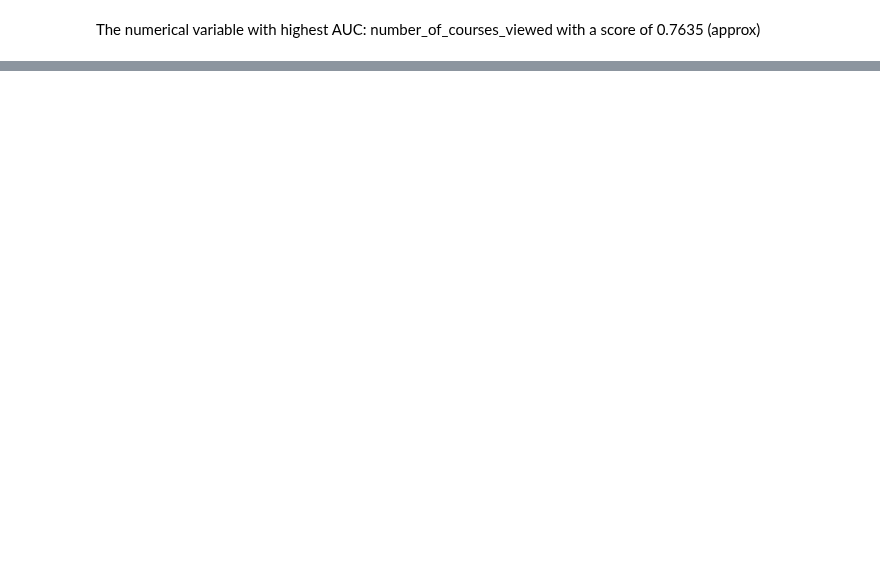
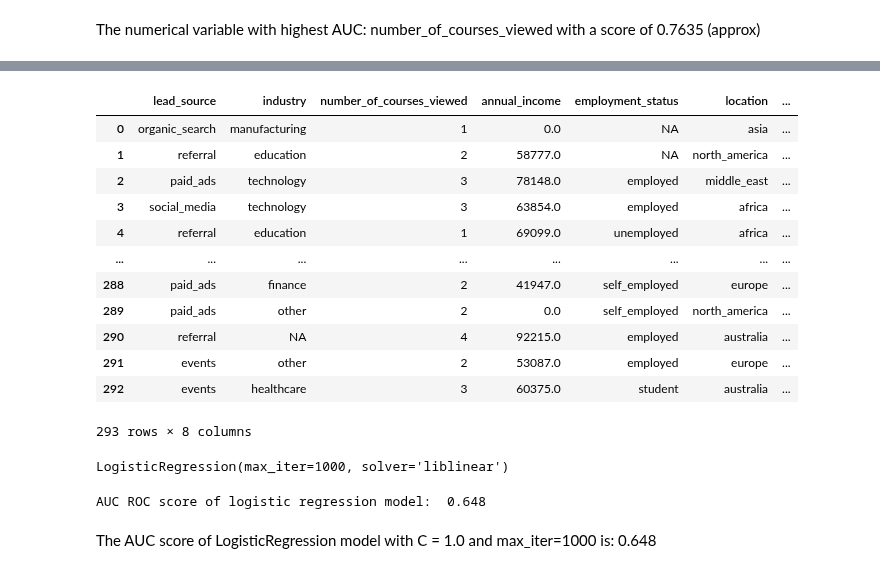
Before and after one commit to srikaldata/ml-zoomcamp-2025, a Jupyter notebook: 04-evaluation/04-evaluation-homework.ipynb, the cells around one changed output, grey strips where cells are left out. Drawn from its saved outputs; the diff is of its cells as text; code cells hidden in the pictures; blank space fills up the shorter version.

Commit message:
evaluation - hw - q2 logistic regression model and roc auc score calculation

```diff
--- a/04-evaluation/04-evaluation-homework.ipynb
+++ b/04-evaluation/04-evaluation-homework.ipynb
@@ -94,0 +209,16 @@ The numerical variable with highest AUC: number_of_courses_viewed with a score o
+# %%
+df_val
+# %% [output]
+|  | lead_source | industry | number_of_courses_viewed | annual_income | employment_status | location | ... |
+| 0 | organic_search | manufacturing | 1 | 0.0 | NA | asia | ... |
+| 1 | referral | education | 2 | 58777.0 | NA | north_america | ... |
+| 2 | paid_ads | technology | 3 | 78148.0 | employed | middle_east | ... |
+| 3 | social_media | technology | 3 | 63854.0 | employed | africa | ... |
+| 4 | referral | education | 1 | 69099.0 | unemployed | africa | ... |
+| ... | ... | ... | ... | ... | ... | ... | ... |
+| 288 | paid_ads | finance | 2 | 41947.0 | self_employed | europe | ... |
+| 289 | paid_ads | other | 2 | 0.0 | self_employed | north_america | ... |
+| 290 | referral | NA | 4 | 92215.0 | employed | australia | ... |
+| 291 | events | other | 2 | 53087.0 | employed | europe | ... |
+| 292 | events | healthcare | 3 | 60375.0 | student | australia | ... |
+293 rows × 8 columns
@@ -94,0 +238,21 @@ The numerical variable with highest AUC: number_of_courses_viewed with a score o
+# %%
+# fitting the data into logreg model
+from sklearn.linear_model import LogisticRegression
+
+# initializing a log reg model with given hyperparams
+logreg_q2 = LogisticRegression(solver='liblinear', C=1.0, max_iter=1000)
+
+# fitting the training data
+logreg_q2.fit(X_train, y_train)
+# %% [output]
+LogisticRegression(max_iter=1000, solver='liblinear')
+# %%
+# making predictions on validation set
+y_pred_q2 = logreg_q2.predict(X_val)
+
+# auc of the validation set
+print('AUC ROC score of logistic regression model: ', round(roc_auc_score(y_val, y_pred_q2), 3))
+# %% [output]
+AUC ROC score of logistic regression model:  0.648
+# %% [markdown]
+The AUC score of LogisticRegression model with C = 1.0 and max_iter=1000 is: 0.648
```
Also changed, not shown: parts of 14 cells of this notebook.
